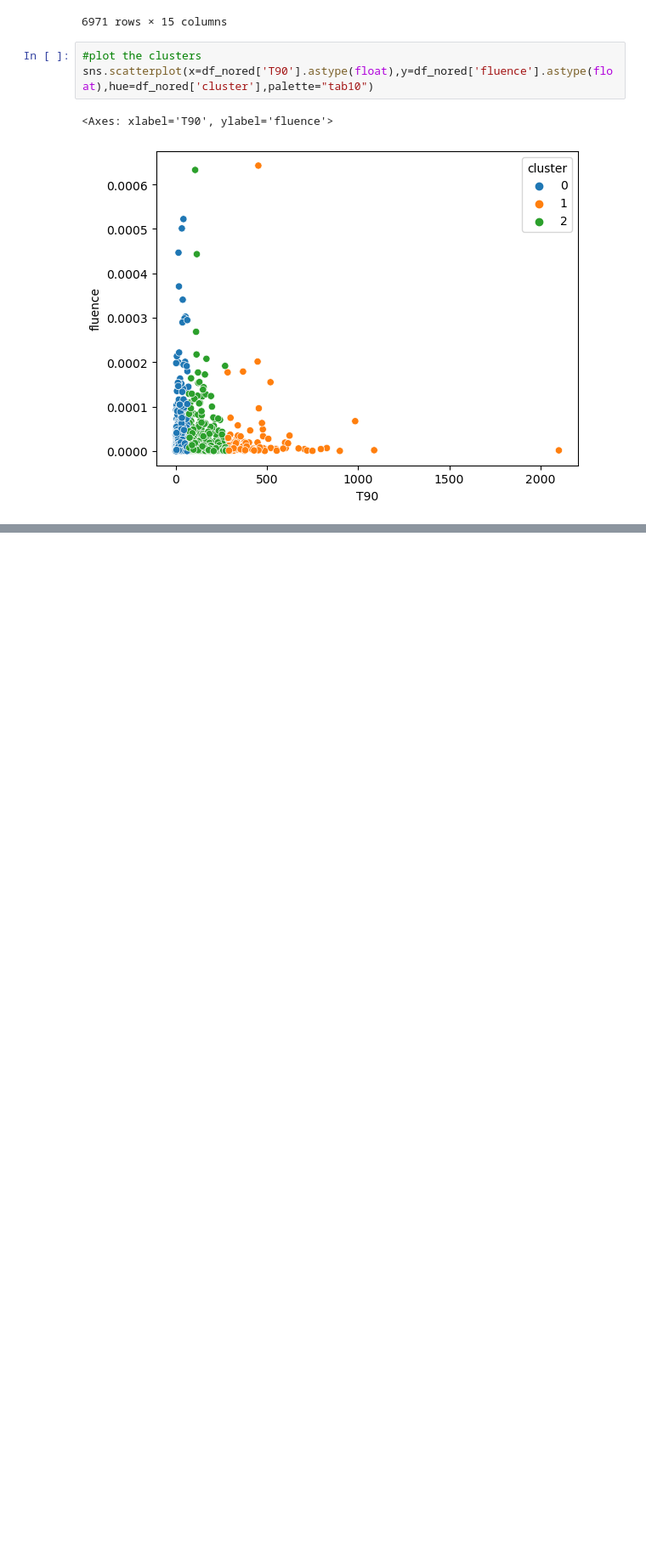
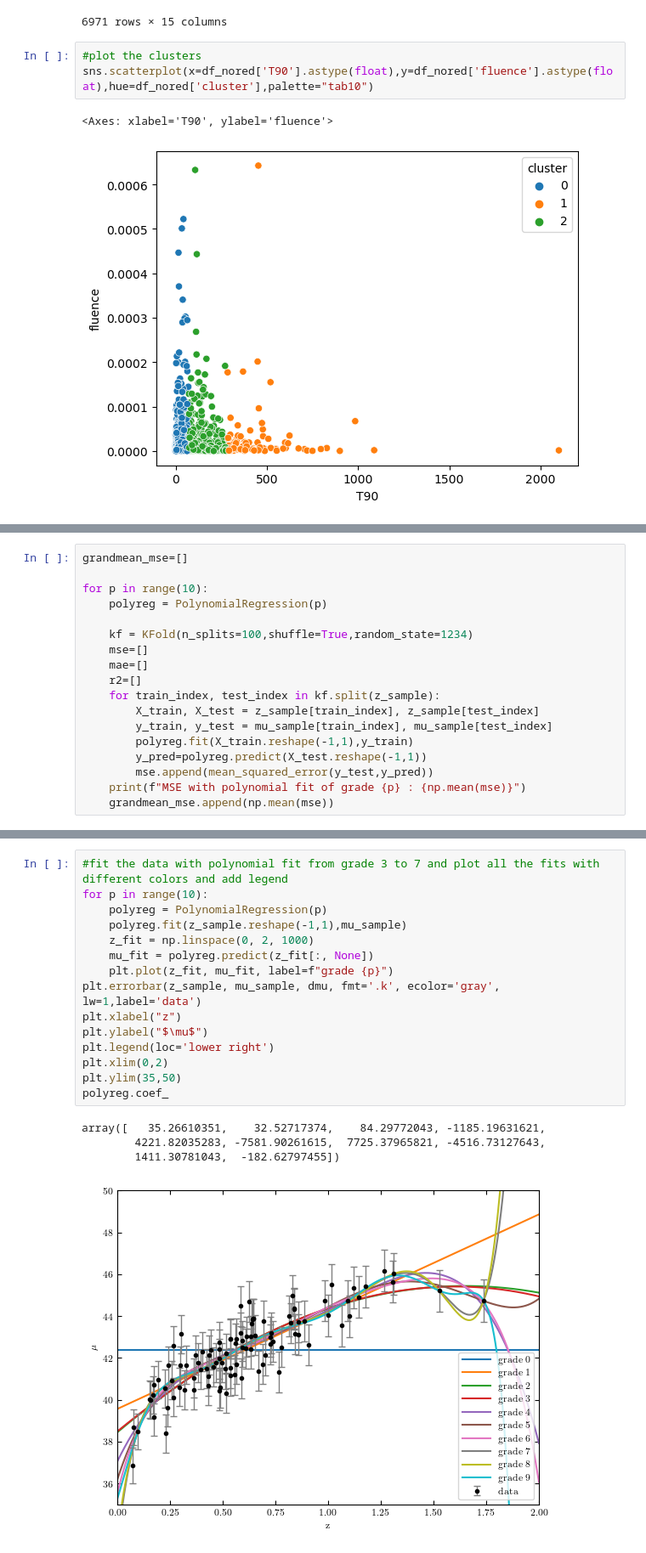
Before and after one commit to zavidos/astrostatistics_bicocca_2023, a Jupyter notebook: AstroStatsCoding.ipynb, the cells around one changed output, grey strips where cells are left out. Shown at 85% size. Cells and saved outputs as stored; diff of their text form; blank space fills up the shorter version.

```diff
--- a/AstroStatsCoding.ipynb
+++ b/AstroStatsCoding.ipynb
@@ -574,0 +622,18 @@ sns.scatterplot(x=df_nored['T90'].astype(float),y=df_nored['fluence'].astype(flo
+# %%
+grandmean_mse=[]
+
+for p in range(10):
+    polyreg = PolynomialRegression(p)
+
+    kf = KFold(n_splits=100,shuffle=True,random_state=1234)
+    mse=[]
+    mae=[]
+    r2=[]
+    for train_index, test_index in kf.split(z_sample):
+        X_train, X_test = z_sample[train_index], z_sample[test_index]
+        y_train, y_test = mu_sample[train_index], mu_sample[test_index]
+        polyreg.fit(X_train.reshape(-1,1),y_train)
+        y_pred=polyreg.predict(X_test.reshape(-1,1))
+        mse.append(mean_squared_error(y_test,y_pred))
+    print(f"MSE with polynomial fit of grade {p} : {np.mean(mse)}")
+    grandmean_mse.append(np.mean(mse))
@@ -574,0 +655,20 @@ sns.scatterplot(x=df_nored['T90'].astype(float),y=df_nored['fluence'].astype(flo
+# %%
+#fit the data with polynomial fit from grade 3 to 7 and plot all the fits with different colors and add legend
+for p in range(10):
+    polyreg = PolynomialRegression(p)
+    polyreg.fit(z_sample.reshape(-1,1),mu_sample)
+    z_fit = np.linspace(0, 2, 1000)
+    mu_fit = polyreg.predict(z_fit[:, None])
+    plt.plot(z_fit, mu_fit, label=f"grade {p}")
+plt.errorbar(z_sample, mu_sample, dmu, fmt='.k', ecolor='gray', lw=1,label='data')
+plt.xlabel("z")
+plt.ylabel("$\mu$")
+plt.legend(loc='lower right')
+plt.xlim(0,2)
+plt.ylim(35,50)
+polyreg.coef_
+# %% [output]
+array([   35.26610351,    32.52717374,    84.29772043, -1185.19631621,
+        4221.82035283, -7581.90261615,  7725.37965821, -4516.73127643,
+        1411.30781043,  -182.62797455])
+[figure, added]
```
Also changed, not shown: parts of 22 cells of this notebook, 2 other files.
